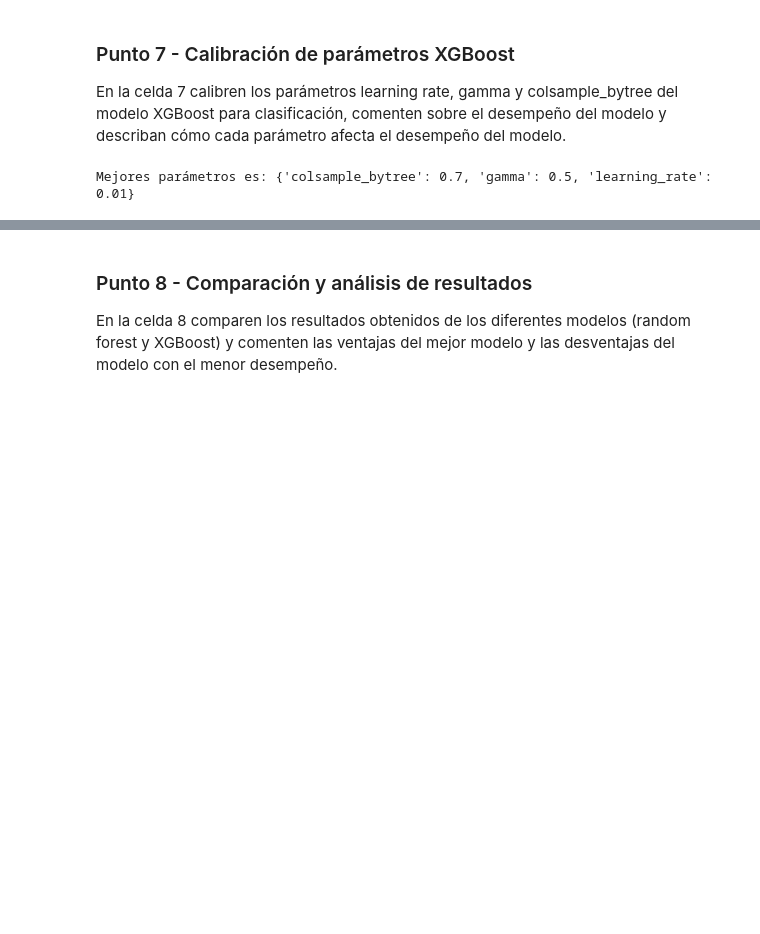
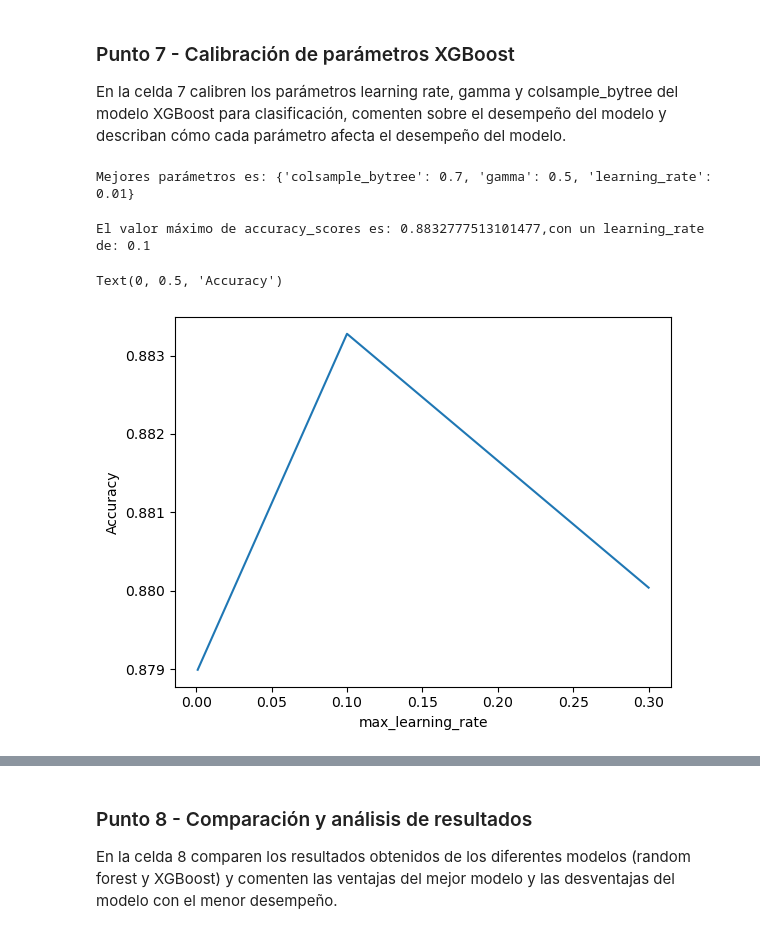
Before and after one commit to PedrazaDuban/MIAD_ML_NLP_2023, a Jupyter notebook: Semana 2/S2TC1_RandomForests_Boosting.ipynb, the cells around one changed output, grey strips where cells are left out. Saved outputs shown, nothing was run; the diff lists cells and outputs as text; code cells hidden in the pictures; blank space fills up the shorter version.

```diff
--- a/Semana 2/S2TC1_RandomForests_Boosting.ipynb
+++ b/Semana 2/S2TC1_RandomForests_Boosting.ipynb
@@ -595,3 +595,29 @@ print(f"Mejores parámetros es: {best_params}")
 #print(f'El Accuracy para el modelo XGBoost con paremetors calibrados es: {accuracyXGBP:.3f}')
 # %% [output]
 Mejores parámetros es: {'colsample_bytree': 0.7, 'gamma': 0.5, 'learning_rate': 0.01}
+# %%
+#Creación de lista de valores para iterar sobre diferentes valores de learning_rate
+learning_range=[0.001, 0.1, 0.3]
+
+# Definición de lista para almacenar la exactitud (accuracy) promedio para cada valor de n_estimators
+accuracy_scores = []
+
+# Uso de un 5-fold cross-validation para cada valor de n_estimators
+for rate in learning_range:
+    xgb = XGBClassifier(learning_rate= rate)
+    accuracy_scores.append(cross_val_score(xgb, X, y, cv=5, scoring='accuracy').mean())
+
+max_accuracy = max(accuracy_scores)
+max_index = accuracy_scores.index(max_accuracy)
+max_lr = learning_range[max_index]
+
+print(f'El valor máximo de accuracy_scores es: {max_accuracy},con un learning_rate de: {max_lr}')
+
+# Gráfica del desempeño del modelo vs el learning rate
+plt.plot(learning_range, accuracy_scores)
+plt.xlabel('max_learning_rate')
+plt.ylabel('Accuracy')
+# %% [output]
+El valor máximo de accuracy_scores es: 0.8832777513101477,con un learning_rate de: 0.1
+Text(0, 0.5, 'Accuracy')
+[figure, added]
```
Also changed, not shown: parts of 17 cells of this notebook.
